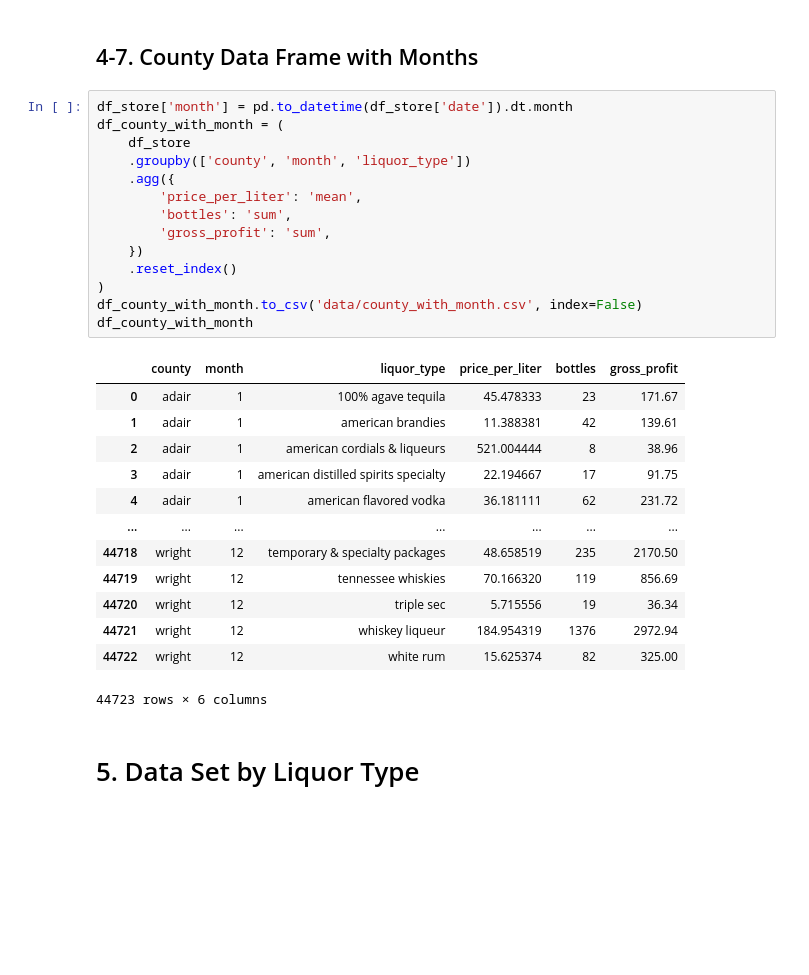
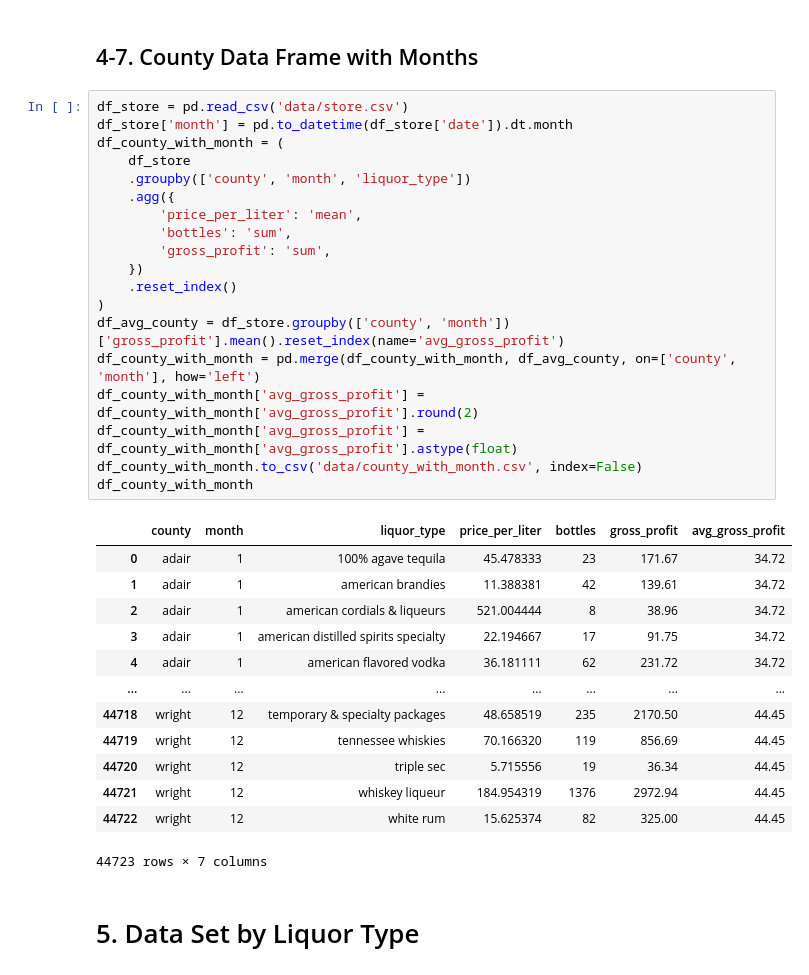
Before and after one commit to Fred-Naga/Applying-Machine-Learning, a Jupyter notebook: iowa_google_cloud.ipynb, the cells around one changed output. Drawn from its saved outputs; the diff is of its cells as text; blank space fills up the shorter version.

```diff
--- a/iowa_google_cloud.ipynb
+++ b/iowa_google_cloud.ipynb
@@ -511,33 +513,38 @@ df_county
 # %% [markdown]
 ## 4-7. County Data Frame with Months
-# %%
-df_store['month'] = pd.to_datetime(df_store['date']).dt.month
-df_county_with_month = (
-    df_store
-    .groupby(['county', 'month', 'liquor_type'])
-    .agg({
-        'price_per_liter': 'mean',
-        'bottles': 'sum',
-        'gross_profit': 'sum',
-    })
-    .reset_index()
-)
-df_county_with_month.to_csv('data/county_with_month.csv', index=False)
-df_county_with_month
-# %% [output]
-|  | county | month | liquor_type | price_per_liter | bottles | gross_profit |
-| 0 | adair | 1 | 100% agave tequila | 45.478333 | 23 | 171.67 |
-| 1 | adair | 1 | american brandies | 11.388381 | 42 | 139.61 |
-| 2 | adair | 1 | american cordials & liqueurs | 521.004444 | 8 | 38.96 |
-| 3 | adair | 1 | american distilled spirits specialty | 22.194667 | 17 | 91.75 |
-| 4 | adair | 1 | american flavored vodka | 36.181111 | 62 | 231.72 |
-| ... | ... | ... | ... | ... | ... | ... |
-| 44718 | wright | 12 | temporary & specialty packages | 48.658519 | 235 | 2170.50 |
-| 44719 | wright | 12 | tennessee whiskies | 70.166320 | 119 | 856.69 |
-| 44720 | wright | 12 | triple sec | 5.715556 | 19 | 36.34 |
-| 44721 | wright | 12 | whiskey liqueur | 184.954319 | 1376 | 2972.94 |
-| 44722 | wright | 12 | white rum | 15.625374 | 82 | 325.00 |
-44723 rows × 6 columns
+# %%
+df_store = pd.read_csv('data/store.csv')
+df_store['month'] = pd.to_datetime(df_store['date']).dt.month
+df_county_with_month = (
+    df_store
+    .groupby(['county', 'month', 'liquor_type'])
+    .agg({
+        'price_per_liter': 'mean',
+        'bottles': 'sum',
+        'gross_profit': 'sum',
+    })
+    .reset_index()
+)
+df_avg_county = df_store.groupby(['county', 'month'])['gross_profit'].mean().reset_index(name='avg_gross_profit')
+df_county_with_month = pd.merge(df_county_with_month, df_avg_county, on=['county', 'month'], how='left')
+df_county_with_month['avg_gross_profit'] = df_county_with_month['avg_gross_profit'].round(2)
+df_county_with_month['avg_gross_profit'] = df_county_with_month['avg_gross_profit'].astype(float)
+df_county_with_month.to_csv('data/county_with_month.csv', index=False)
+df_county_with_month
+# %% [output]
+|  | county | month | liquor_type | price_per_liter | bottles | gross_profit | avg_gross_profit |
+| 0 | adair | 1 | 100% agave tequila | 45.478333 | 23 | 171.67 | 34.72 |
+| 1 | adair | 1 | american brandies | 11.388381 | 42 | 139.61 | 34.72 |
+| 2 | adair | 1 | american cordials & liqueurs | 521.004444 | 8 | 38.96 | 34.72 |
+| 3 | adair | 1 | american distilled spirits specialty | 22.194667 | 17 | 91.75 | 34.72 |
+| 4 | adair | 1 | american flavored vodka | 36.181111 | 62 | 231.72 | 34.72 |
+| ... | ... | ... | ... | ... | ... | ... | ... |
+| 44718 | wright | 12 | temporary & specialty packages | 48.658519 | 235 | 2170.50 | 44.45 |
+| 44719 | wright | 12 | tennessee whiskies | 70.166320 | 119 | 856.69 | 44.45 |
+| 44720 | wright | 12 | triple sec | 5.715556 | 19 | 36.34 | 44.45 |
+| 44721 | wright | 12 | whiskey liqueur | 184.954319 | 1376 | 2972.94 | 44.45 |
+| 44722 | wright | 12 | white rum | 15.625374 | 82 | 325.00 | 44.45 |
+44723 rows × 7 columns
 # %% [markdown]
 # 5. Data Set by Liquor Type
 # %% [markdown]
```
Also changed, not shown: parts of 10 cells of this notebook, 9 other files.
